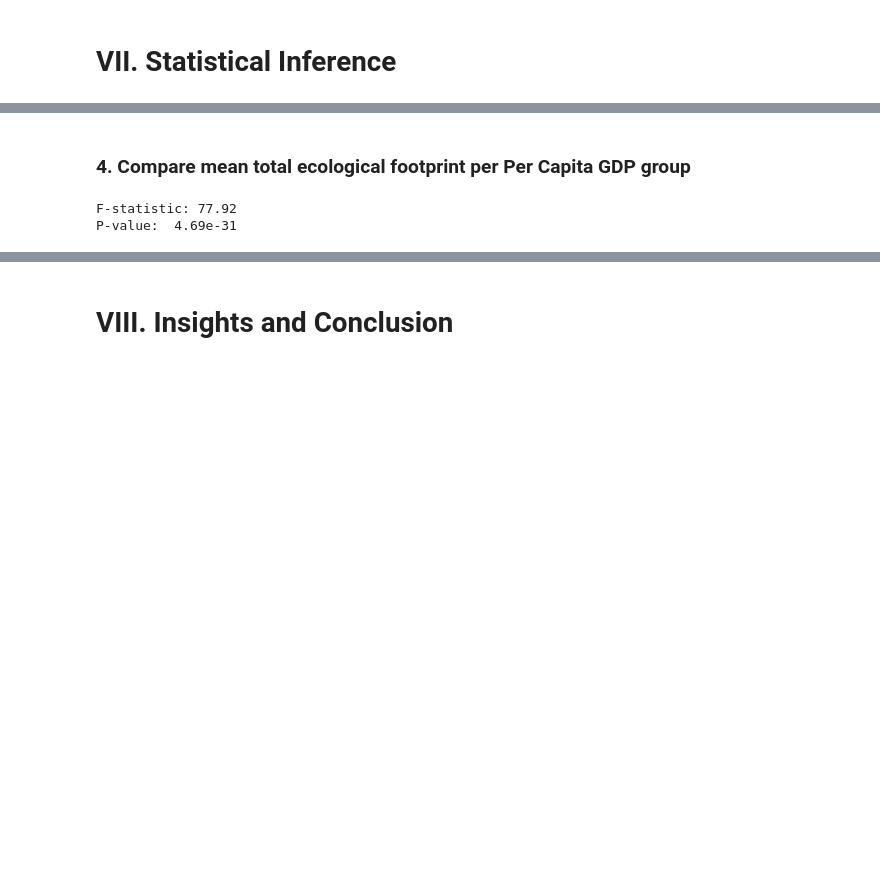
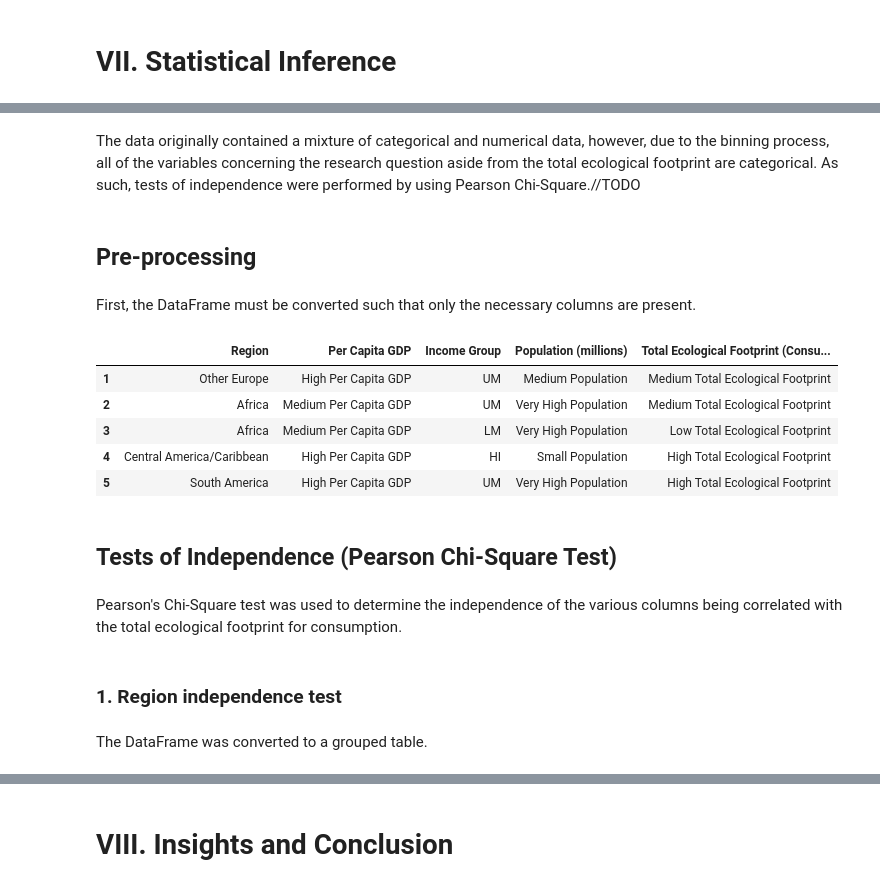
Before and after one commit to jayylmao/CSMODEL, a Jupyter notebook: CSMODEL-Case-Study-Project.ipynb, the cells around one changed output, grey strips where cells are left out. Cells and saved outputs as stored; diff of their text form; code cells hidden in the pictures; blank space fills up the shorter version.

```diff
--- a/CSMODEL-Case-Study-Project.ipynb
+++ b/CSMODEL-Case-Study-Project.ipynb
@@ -878,19 +764,24 @@ P-value:  0.0275
-# %% [markdown]
-### 4. Compare mean total ecological footprint per Per Capita GDP group
-# %%
-# Group dataset by income group, with total ecological footprint for consumption, for each country listed.
-grouped_df = cleaned_df.groupby('Per Capita GDP', observed=False)['Total Ecological Footprint (Consumption)']
-
-# Get the mean total ecological footprint for consumption for each income group.
-mean_footprint = grouped_df.mean()
-
-# Perform the ANOVA F-test.
-f, p = stats.f_oneway(*[grouped_df.get_group(group) for group in mean_footprint.index])
-
-# The f-statistic is a standard float value, so it can be rounded with the round() method.
-# P-value, however, is an exponential value, so the format() method is used instead.
-print("F-statistic:", f.round(2))
-print("P-value: ", format(p, '.3g'))
-# %% [output]
-F-statistic: 77.92
-P-value:  4.69e-31
+# %% [markdown]
+The data originally contained a mixture of categorical and numerical data, however, due to the binning process, all of the variables concerning the research question aside from the total ecological footprint are categorical. As such, tests of independence were performed by using Pearson Chi-Square.//TODO
+# %% [markdown]
+## Pre-processing
+# %% [markdown]
+First, the DataFrame must be converted such that only the necessary columns are present.
+# %%
+si_df = cleaned_df[['Region', 'Per Capita GDP', 'Income Group', 'Population (millions)', 'Total Ecological Footprint (Consumption)']]
+si_df.head()
+# %% [output]
+|  | Region | Per Capita GDP | Income Group | Population (millions) | Total Ecological Footprint (Consu... |
+| 1 | Other Europe | High Per Capita GDP | UM | Medium Population | Medium Total Ecological Footprint |
+| 2 | Africa | Medium Per Capita GDP | UM | Very High Population | Medium Total Ecological Footprint |
+| 3 | Africa | Medium Per Capita GDP | LM | Very High Population | Low Total Ecological Footprint |
+| 4 | Central America/Caribbean | High Per Capita GDP | HI | Small Population | High Total Ecological Footprint |
+| 5 | South America | High Per Capita GDP | UM | Very High Population | High Total Ecological Footprint |
+# %% [markdown]
+## Tests of Independence (Pearson Chi-Square Test)
+# %% [markdown]
+Pearson's Chi-Square test was used to determine the independence of the various columns being correlated with the total ecological footprint for consumption.
+# %% [markdown]
+### 1. Region independence test
+# %% [markdown]
+The DataFrame was converted to a grouped table.
```
Also changed, not shown: parts of 49 cells of this notebook.
